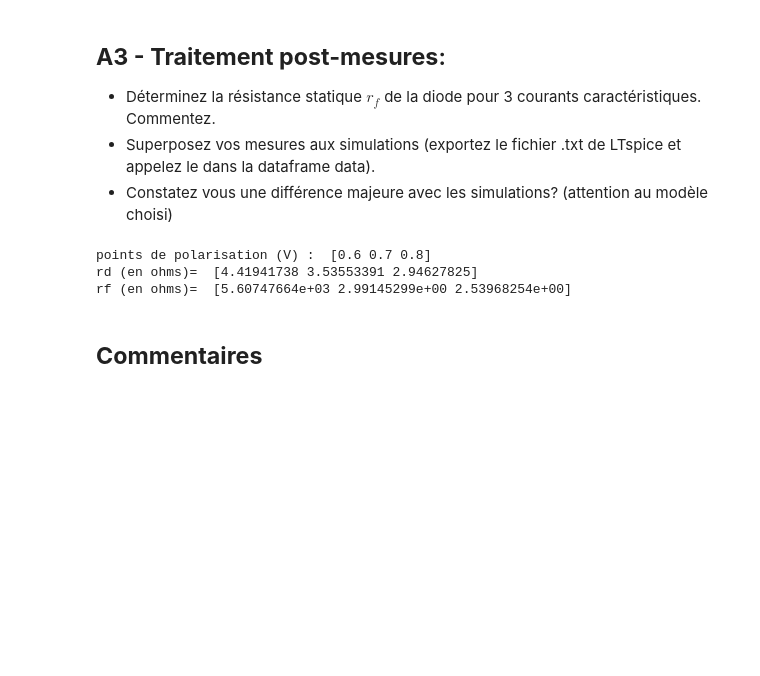
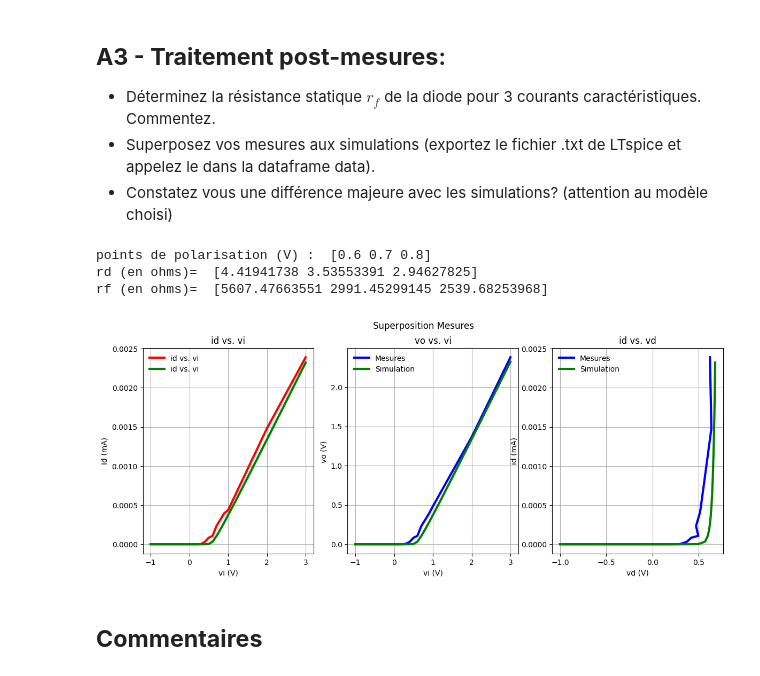
Before and after one commit to Darkzveller/EI-3_TP_conception_micro_electronique, a Jupyter notebook: Sujet_TP_YEK/TP_composants_et_circuits_microélectroniques_2026.ipynb, the cells around one changed output. Cells and saved outputs as stored; diff of their text form; code cells hidden in the pictures; blank space fills up the shorter version.

```diff
--- a/Sujet_TP_YEK/TP_composants_et_circuits_microélectroniques_2026.ipynb
+++ b/Sujet_TP_YEK/TP_composants_et_circuits_microélectroniques_2026.ipynb
@@ -198,7 +198,7 @@ plt.show()
 #rd = Vrms/Irms
 #pts de polarisation [0.6V, 0.7V, 0.8V]
 Vpolarisation =np.array([0.6, 0.7, 0.8])
-Id_bis = np.array([0.000107 ,0.234,0.315])
+Id_bis = np.array([0.000107 ,0.234/1000,0.315/1000])
 Vrms = 50e-3/np.sqrt(2)
 Idrms = [0.008,0.01,0.012]   # composante ac mesurée au milliamperementre
 rd = Vrms/Idrms
@@ -210,7 +210,39 @@ print("rf (en ohms)= ", rf)
 # %% [output]
 points de polarisation (V) :  [0.6 0.7 0.8]
 rd (en ohms)=  [4.41941738 3.53553391 2.94627825]
-rf (en ohms)=  [5.60747664e+03 2.99145299e+00 2.53968254e+00]
+rf (en ohms)=  [5607.47663551 2991.45299145 2539.68253968]
+# %%
+fig, (ax1,ax2,ax3) = plt.subplots(1,3,figsize=(14,5))
+fig.suptitle('Superposition Mesures')
+
+ax1.set_title("id vs. vi")
+ax1.plot(vi, Id, lw=3,label = "id vs. vi", color="red")
+ax1.set_xlabel("vi (V)")
+ax1.set_ylabel("Id (mA)")
+ax1.grid()
+ax1.plot(data["V(vi)"], data["I(D1)"], lw=3,label = "id vs. vi", color="green")
+ax1.legend(frameon=False)
+
+
+ax2.set_title('vo vs. vi')
+ax2.plot(vi, vo, lw=3,label = "Mesures", color="blue")
+ax2.set_xlabel("vi (V)")
+ax2.set_ylabel("vo (V) ")
+ax2.grid()
+ax2.plot(data["V(vi)"], data["V(vo)"], lw=3,label = "Simulation", color="green")
+ax2.legend(frameon=False)
+
+ax3.set_title('id vs. vd')
+ax3.plot(vd, Id, lw=3,label = "Mesures", color="blue")
+ax3.set_xlabel("vd (V)")
+ax3.set_ylabel("id (mA)")
+ax3.grid()
+ax3.plot(data["V(vi)"]-data["V(vo)"], data["I(D1)"], lw=3,label = "Simulation", color="green")
+ax3.legend(frameon=False)
+
+plt.show()
+# %% [output]
+[figure, added]
 # %% [markdown]
 ## **Commentaires**
 # %% [markdown]
```
Also changed, not shown: parts of 4 cells of this notebook, 45 other files.
